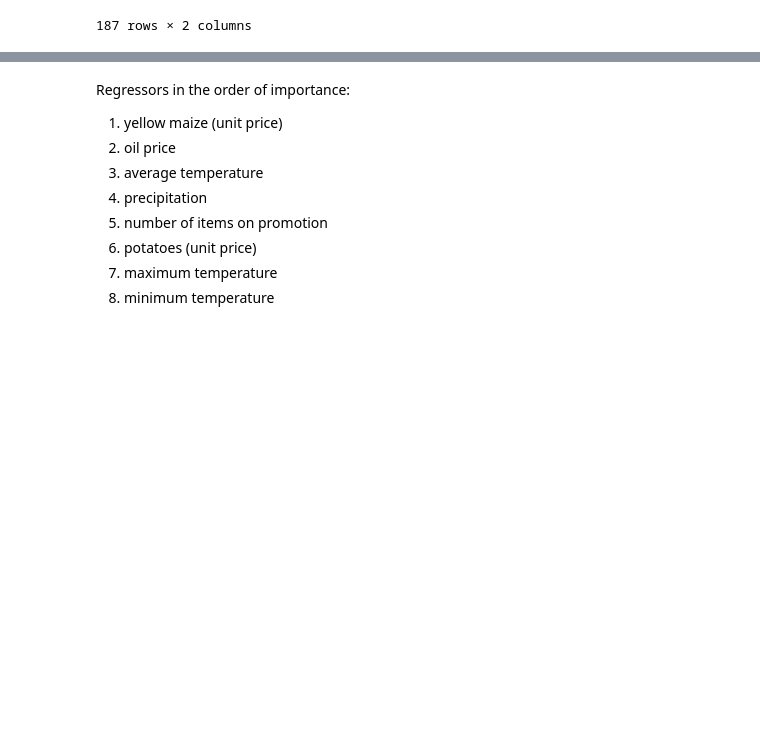
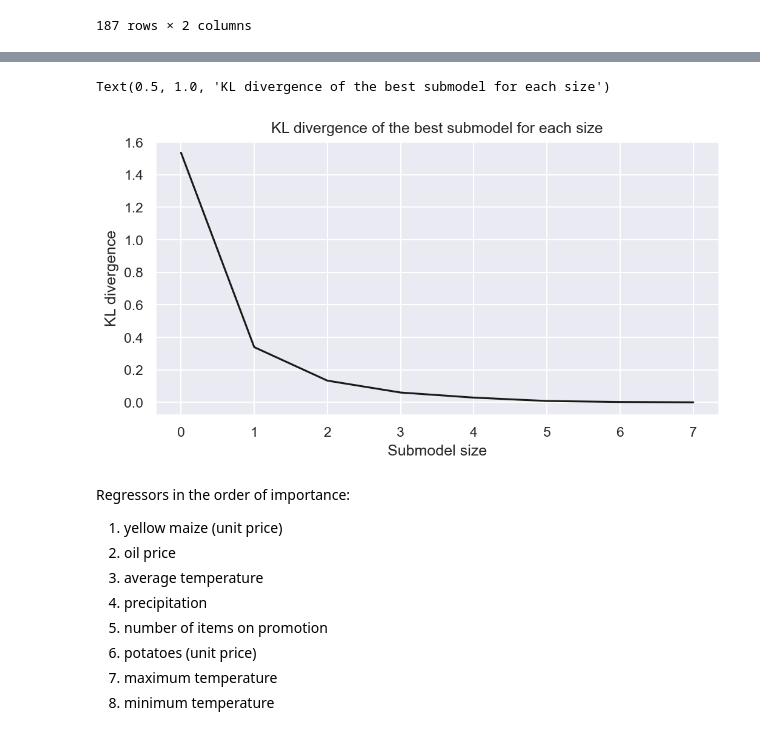
Before and after one commit to Elias-YJ/bsc-thesis, a Jupyter notebook: Projections_stiff.ipynb, the cells around one changed output, grey strips where cells are left out. Drawn from its saved outputs; the diff is of its cells as text; code cells hidden in the pictures; blank space fills up the shorter version.

```diff
--- a/Projections_stiff.ipynb
+++ b/Projections_stiff.ipynb
@@ -176,3 +194,14 @@ WARNING:prophet.models:Optimization terminated abnormally. Falling back to Newto
+# %%
+fig = plt.figure(facecolor='w', figsize=(8, 4), dpi=150)
+ax = fig.add_subplot(111)
+
+ax.plot([0,1,2,3,4,5,6,7], [1.535, 0.34, 0.134, 0.061, 0.0298, 0.00889, 0.00294, 0.00067], 'k')
+ax.set_ylabel('KL divergence')
+ax.set_xlabel('Submodel size')
+ax.set_title('KL divergence of the best submodel for each size')
+# %% [output]
+Text(0.5, 1.0, 'KL divergence of the best submodel for each size')
+[figure, added]
 # %% [markdown]
 Regressors in the order of importance:
 
```
Also changed, not shown: parts of 18 cells of this notebook, 3 other files.
